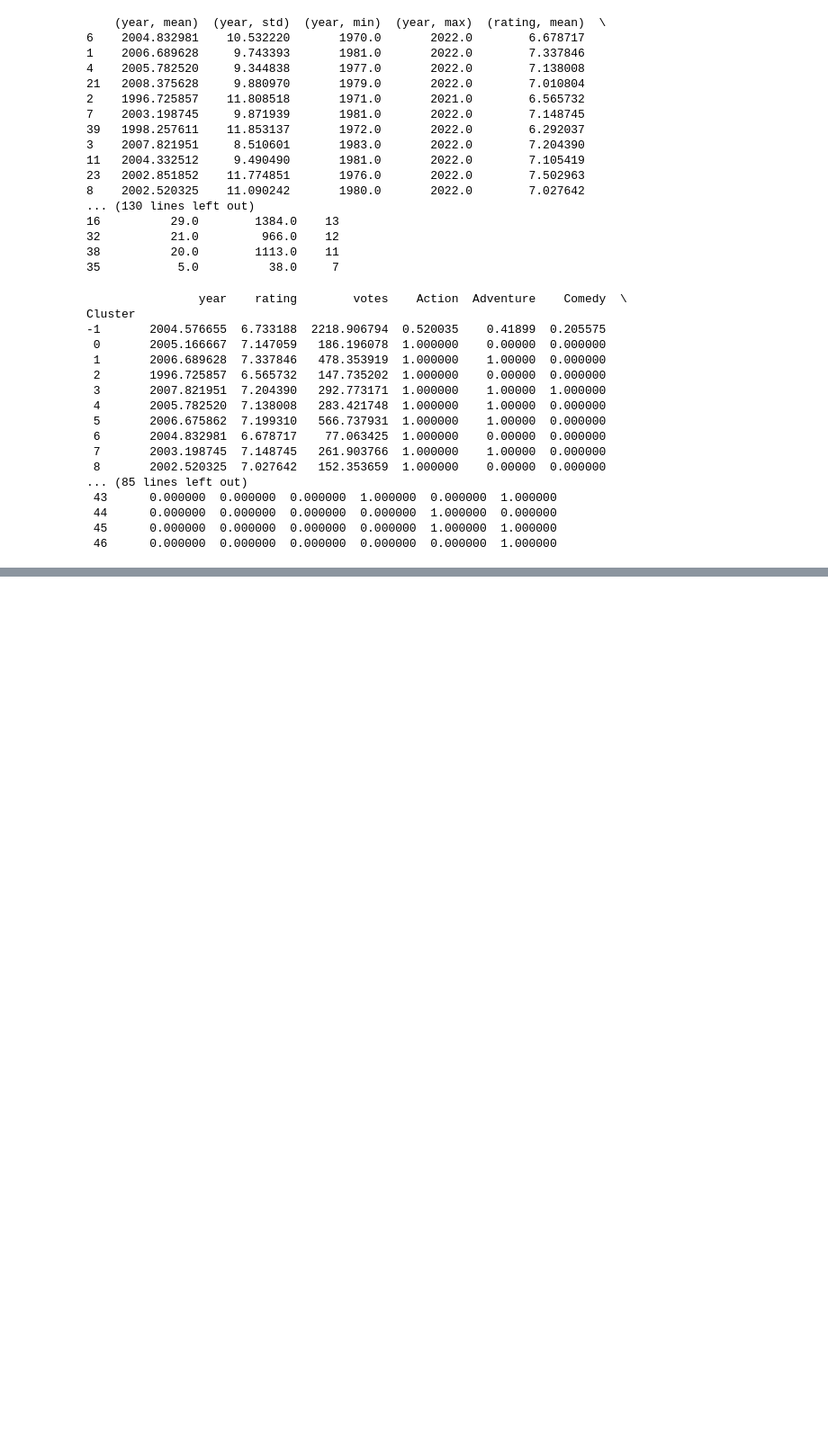
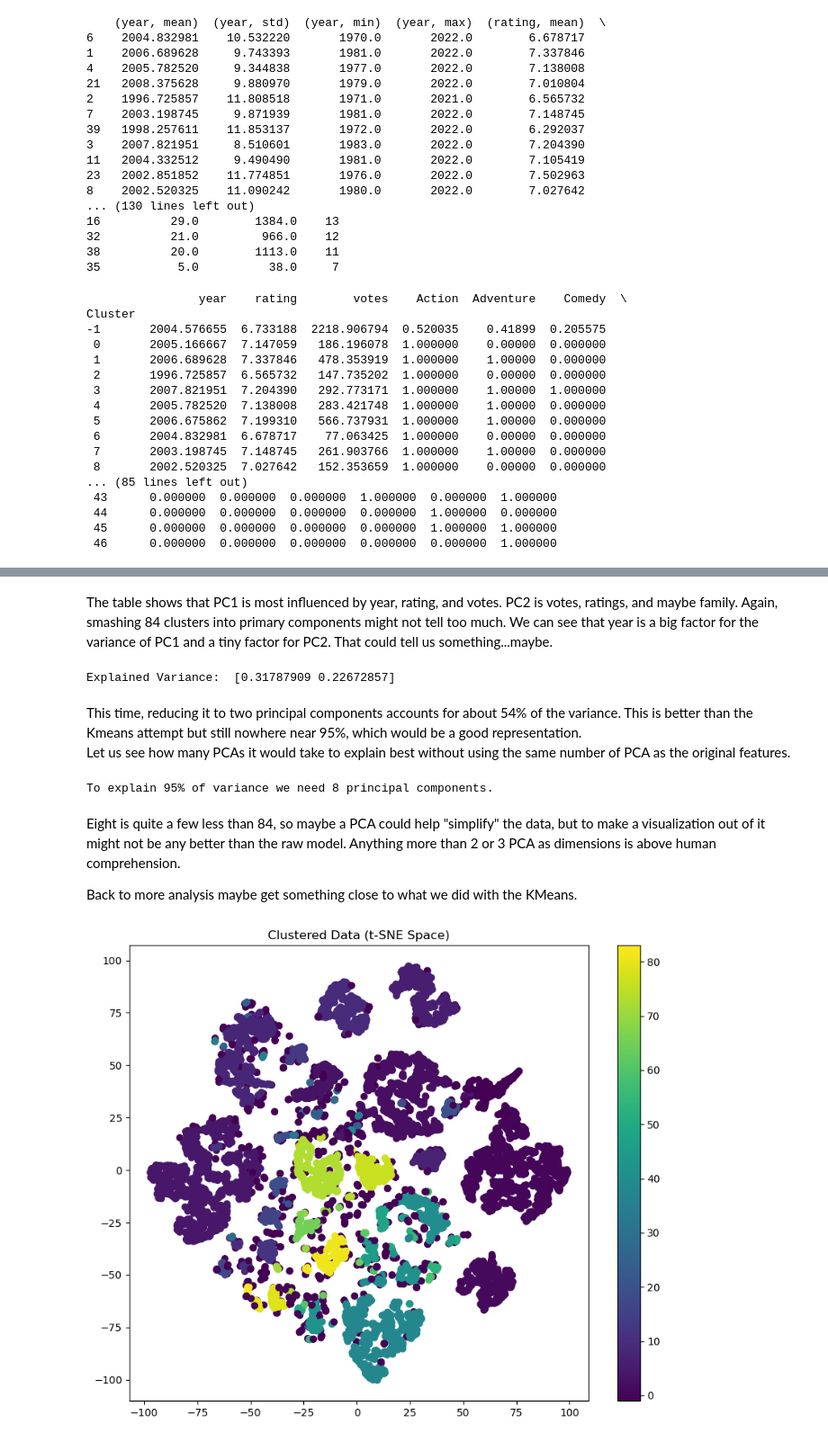
Before and after one commit to jrfloza12/Project4, a Jupyter notebook: Cluster_DBSCAN.ipynb, the cells around one changed output, grey strips where cells are left out. Shown at 90% size. Cells and saved outputs as stored; diff of their text form; code cells hidden in the pictures; blank space fills up the shorter version.

```diff
--- a/Cluster_DBSCAN.ipynb
+++ b/Cluster_DBSCAN.ipynb
@@ -76,12 +76,12 @@ print(f"Number of clusters: {n_clusters}")
 Number of clusters: 84
 # %%
 # Create a new DataFrame for storing results
-Games_df_93 = Games_df.copy()
+Games_df_84 = Games_df.copy()
 
 # Add these labels to your DataFrame
-Games_df_93['Cluster'] = labels
+Games_df_84['Cluster'] = labels
 
-Games_df_93.head(10)
+Games_df_84.head(10)
 # %% [output]
 |  | name | year | rating | votes | Action | Adventure | Comedy | Crime | Family | Fantasy | Mystery | ... |
 | 0 | Spider-Man | 2018.0 | 9.2 | 20759.0 | True | True | False | False | False | True | False | ... |
@@ -431,0 +489,39 @@ Cluster
+# %% [markdown]
+The table shows that PC1 is most influenced by year, rating, and votes.  PC2 is votes, ratings, and maybe family.  Again, smashing 84 clusters into primary components might not tell too much.  We can see that year is a big factor for the variance of PC1 and a tiny factor for PC2.  That could tell us something...maybe.
+# %%
+explained_variance = pca.explained_variance_ratio_
+print("Explained Variance: ", explained_variance)
+# %% [output]
+Explained Variance:  [0.31787909 0.22672857]
+# %% [markdown]
+This time, reducing it to two principal components accounts for about 54% of the variance.  This is better than the Kmeans attempt but still nowhere near 95%, which would be a good representation.
+Let us see how many PCAs it would take to explain best without using the same number of PCA as the original features.
+# %%
+pca = PCA()
+principalComponents = pca.fit_transform(features)
+
+explained_variance = np.cumsum(pca.explained_variance_ratio_)
+num_components = np.where(explained_variance > 0.95)[0][0] + 1
+
+print(f"To explain 95% of variance we need {num_components} principal components.")
+# %% [output]
+To explain 95% of variance we need 8 principal components.
+# %% [markdown]
+Eight is quite a few less than 84, so maybe a PCA could help "simplify" the data, but to make a visualization out of it might not be any better than the raw model. Anything more than 2 or 3 PCA as dimensions is above human comprehension.
+
+Back to more analysis maybe get something close to what we did with the KMeans.
+# %%
+from sklearn.manifold import TSNE
+
+# Apply t-SNE
+tsne = TSNE(n_components=2)
+tsne_results = tsne.fit_transform(features)
+
+# Plot the t-SNE results with cluster labels
+plt.figure(figsize=(10,8))
+scatter = plt.scatter(tsne_results[:, 0], tsne_results[:, 1], c=Games_df_84['Cluster'], cmap='viridis')
+plt.title('Clustered Data (t-SNE Space)')
+plt.colorbar(scatter)
+plt.show()
+# %% [output]
+[figure, added]
```
Also changed, not shown: parts of 21 cells of this notebook, 3 other files.
